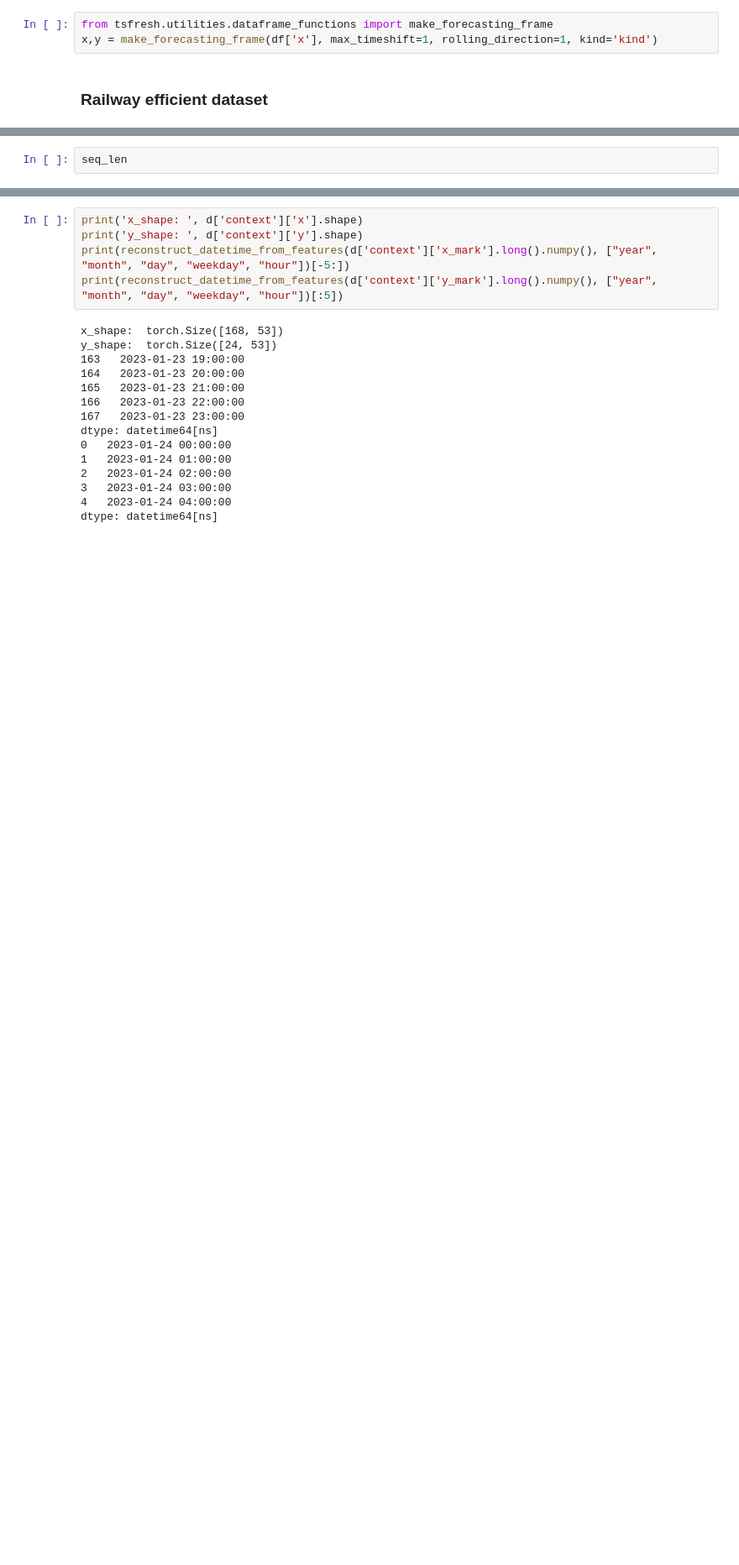
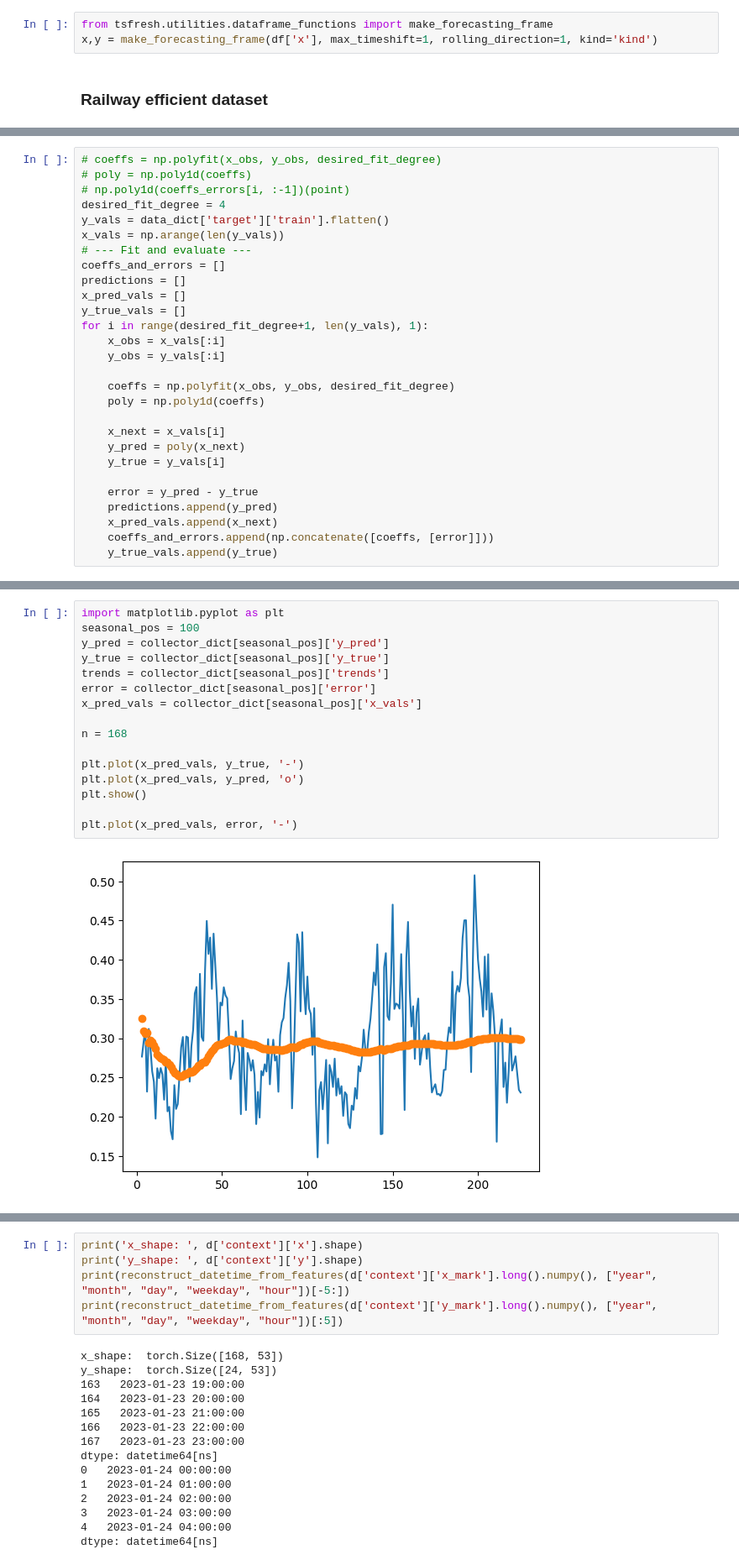
Before and after one commit to EPFL-IMOS/picid, a Jupyter notebook: notebooks/check_dataloader.ipynb, the cells around one changed output, grey strips where cells are left out. Shown at 84% size. Drawn from its saved outputs; the diff is of its cells as text; blank space fills up the shorter version.

```diff
--- a/notebooks/check_dataloader.ipynb
+++ b/notebooks/check_dataloader.ipynb
@@ -396,2 +384,28 @@ dtype: datetime64[ns]
 # %%
-seq_len
+# coeffs = np.polyfit(x_obs, y_obs, desired_fit_degree)
+# poly = np.poly1d(coeffs)
+# np.poly1d(coeffs_errors[i, :-1])(point)
+desired_fit_degree = 4
+y_vals = data_dict['target']['train'].flatten()
+x_vals = np.arange(len(y_vals))
+# --- Fit and evaluate ---
+coeffs_and_errors = []
+predictions = []
+x_pred_vals = []
+y_true_vals = []
+for i in range(desired_fit_degree+1, len(y_vals), 1):
+    x_obs = x_vals[:i]
+    y_obs = y_vals[:i]
+
+    coeffs = np.polyfit(x_obs, y_obs, desired_fit_degree)
+    poly = np.poly1d(coeffs)
+
+    x_next = x_vals[i]
+    y_pred = poly(x_next)
+    y_true = y_vals[i]
+
+    error = y_pred - y_true
+    predictions.append(y_pred)
+    x_pred_vals.append(x_next)
+    coeffs_and_errors.append(np.concatenate([coeffs, [error]]))
+    y_true_vals.append(y_true)
@@ -399,0 +469,18 @@ seq_len
+# %%
+import matplotlib.pyplot as plt
+seasonal_pos = 100
+y_pred = collector_dict[seasonal_pos]['y_pred']
+y_true = collector_dict[seasonal_pos]['y_true']
+trends = collector_dict[seasonal_pos]['trends']
+error = collector_dict[seasonal_pos]['error']
+x_pred_vals = collector_dict[seasonal_pos]['x_vals']
+
+n = 168
+
+plt.plot(x_pred_vals, y_true, '-')
+plt.plot(x_pred_vals, y_pred, 'o')
+plt.show()
+
+plt.plot(x_pred_vals, error, '-')
+# %% [output]
+[figure, added]
```
Also changed, not shown: parts of 20 cells of this notebook, 14 other files.
